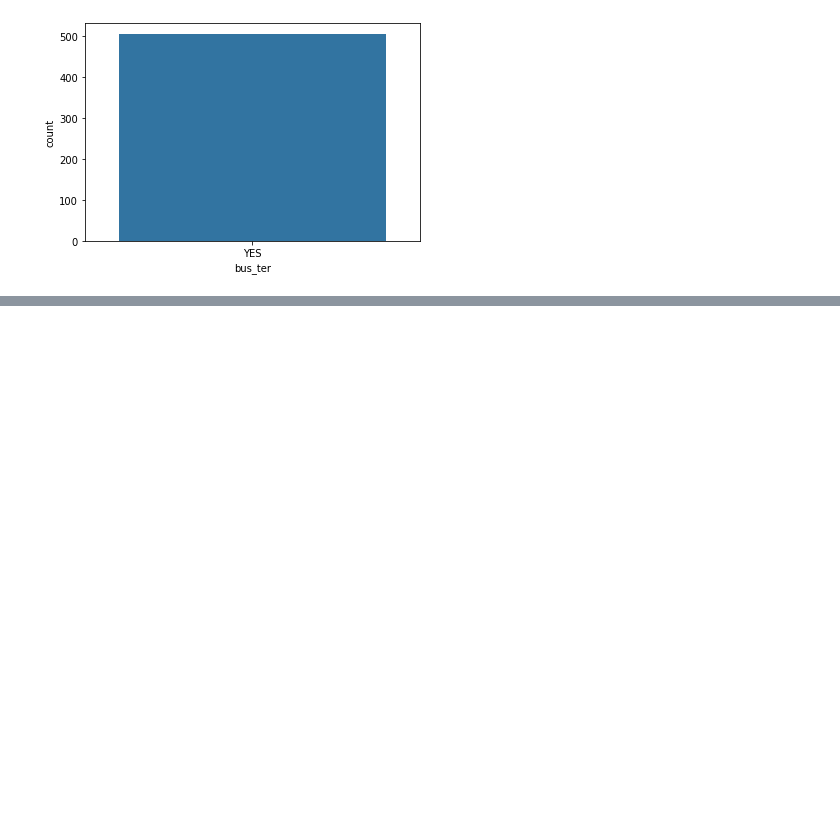
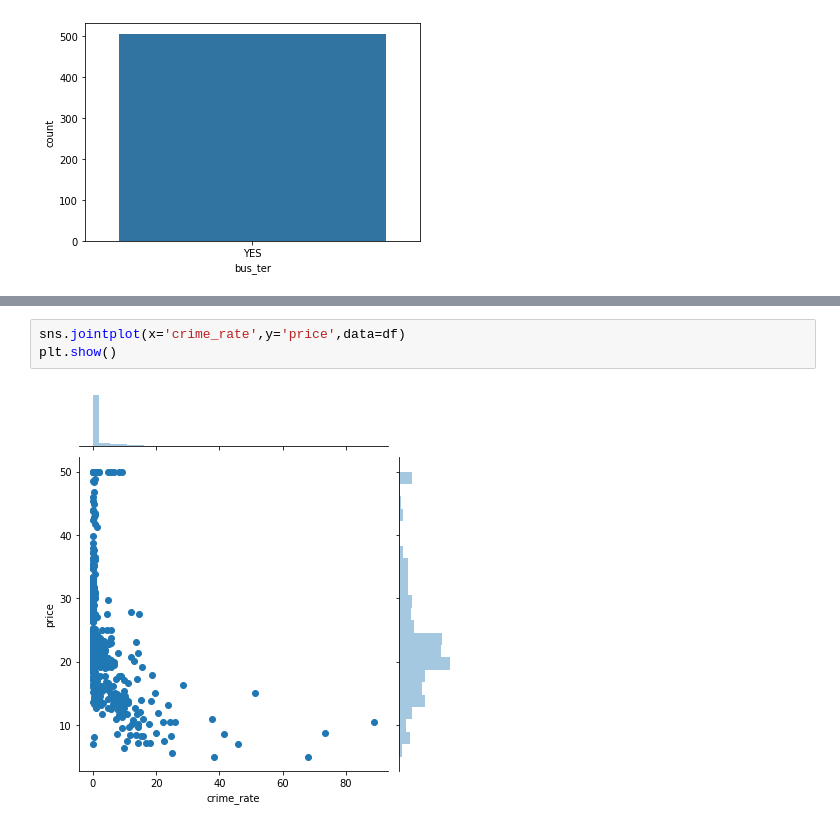
Before and after one commit to janant82/House-Price, a Jupyter notebook: House_price.ipynb, the cells around one changed output, grey strips where cells are left out. Drawn from its saved outputs; the diff is of its cells as text; blank space fills up the shorter version.

```diff
--- a/House_price.ipynb
+++ b/House_price.ipynb
@@ -101,0 +192,5 @@ plt.show()
+# %%
+sns.jointplot(x='crime_rate',y='price',data=df)
+plt.show()
+# %% [output]
+[figure, added]
```
Also changed, not shown: parts of 28 cells of this notebook.
